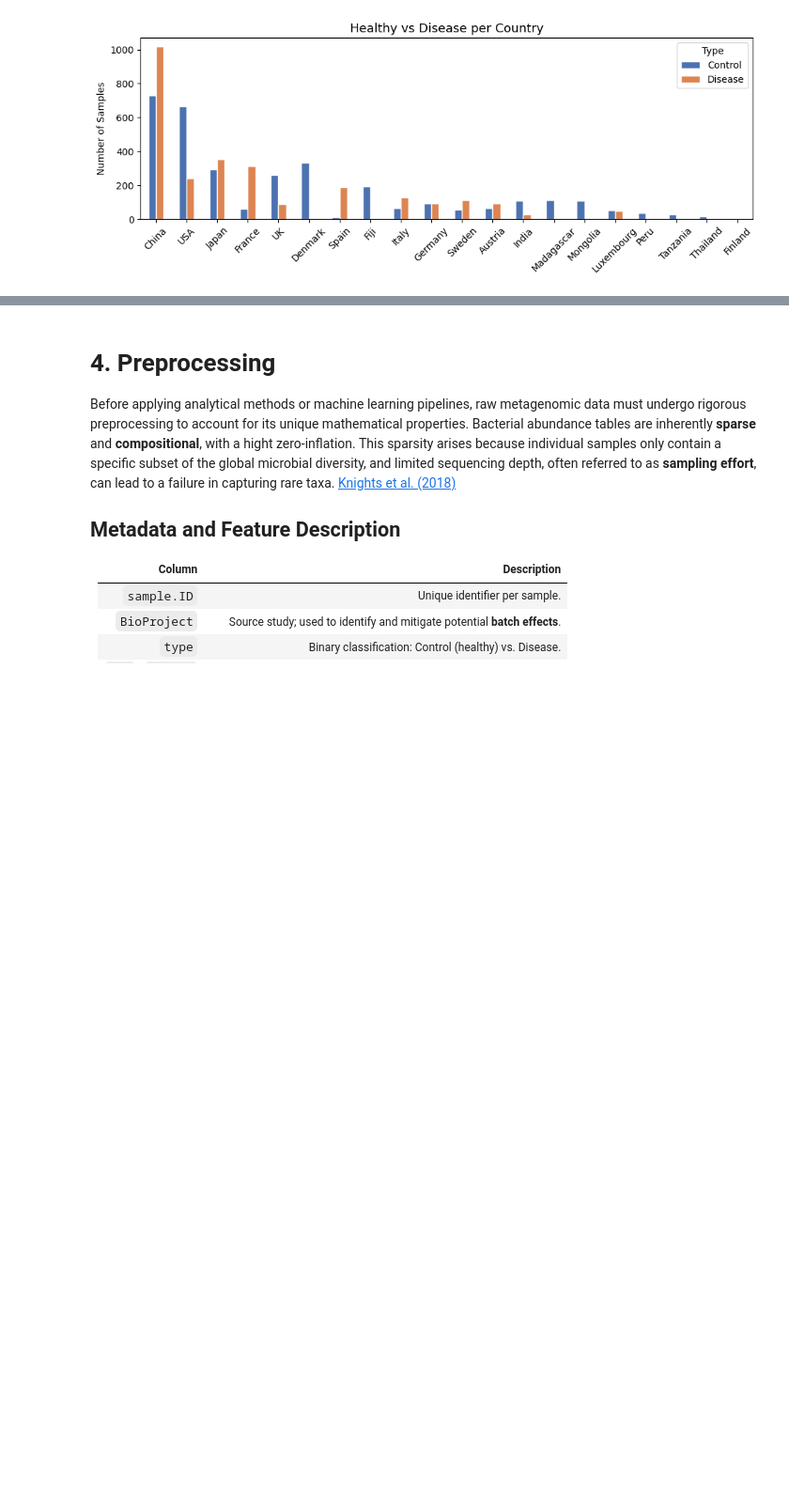
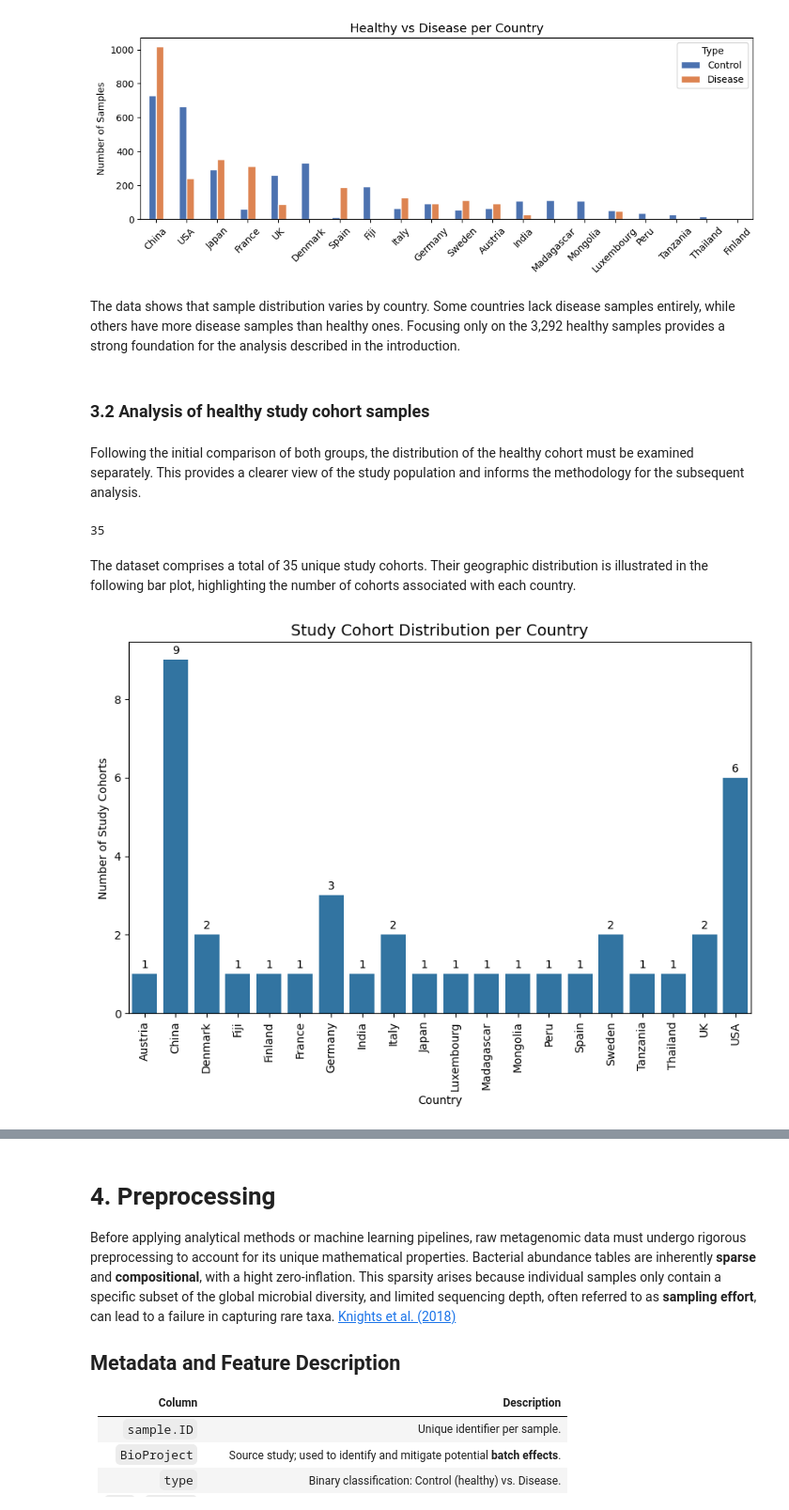
Before and after one commit to dafi03/PA1_repo, a Jupyter notebook: notebook/goodbad_PA1_dfi_ajbi.ipynb, the cells around one changed output, grey strips where cells are left out. Shown at 94% size. Cells and saved outputs as stored; diff of their text form; code cells hidden in the pictures; blank space fills up the shorter version.

```diff
--- a/notebook/goodbad_PA1_dfi_ajbi.ipynb
+++ b/notebook/goodbad_PA1_dfi_ajbi.ipynb
@@ -104,3 +93,36 @@ plt.tight_layout()
 plt.show()
 # %% [output]
 [figure]
+# %% [markdown]
+The data shows that sample distribution varies by country. Some countries lack disease samples entirely, while others have more disease samples than healthy ones. Focusing only on the 3,292 healthy samples provides a strong foundation for the analysis described in the introduction.
+# %% [markdown]
+### 3.2 Analysis of healthy study cohort samples
+# %% [markdown]
+Following the initial comparison of both groups, the distribution of the healthy cohort must be examined separately. This provides a clearer view of the study population and informs the methodology for the subsequent analysis.
+# %%
+# Examining how many study cohorts there are
+count_study_cohorts = healthy_data['BioProject'].nunique()
+
+count_study_cohorts
+# %% [output]
+35
+# %% [markdown]
+The dataset comprises a total of 35 unique study cohorts. Their geographic distribution is illustrated in the following bar plot, highlighting the number of cohorts associated with each country.
+# %%
+count_study = healthy_data.groupby("Geography")["BioProject"].nunique().reset_index()
+
+# Creating the plot
+plt.figure(figsize=(10, 6))
+ax = sns.barplot(data=count_study, x="Geography", y="BioProject")
+
+# Add labels
+ax.bar_label(ax.containers[0], padding=3)
+
+# # 4. Formatting
+plt.title("Study Cohort Distribution per Country", fontsize=14)
+plt.ylabel("Number of Study Cohorts")
+plt.xlabel("Country")
+plt.xticks(rotation=90)
+plt.show()
+# %% [output]
+[figure, added]
```
Also changed, not shown: parts of 13 cells of this notebook.
